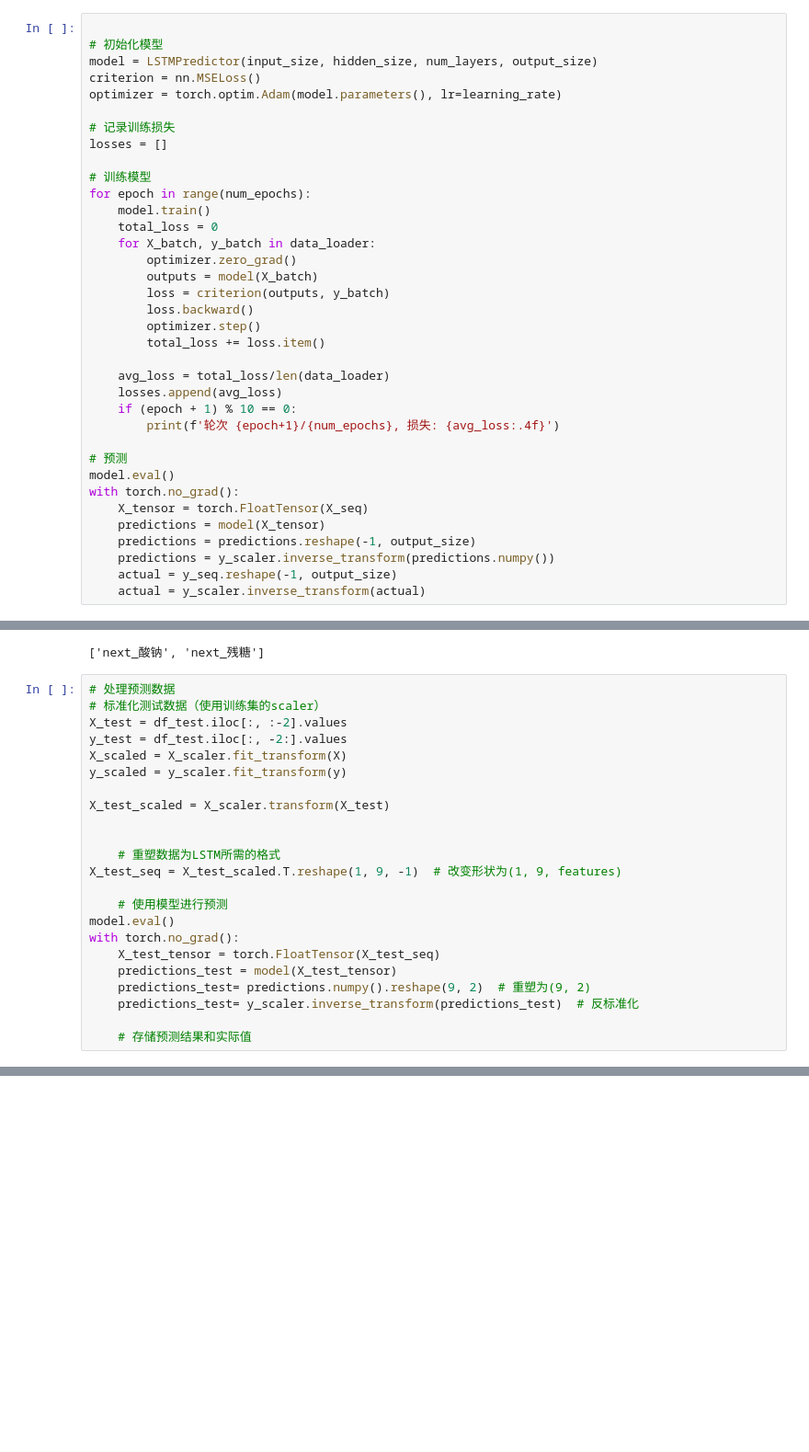
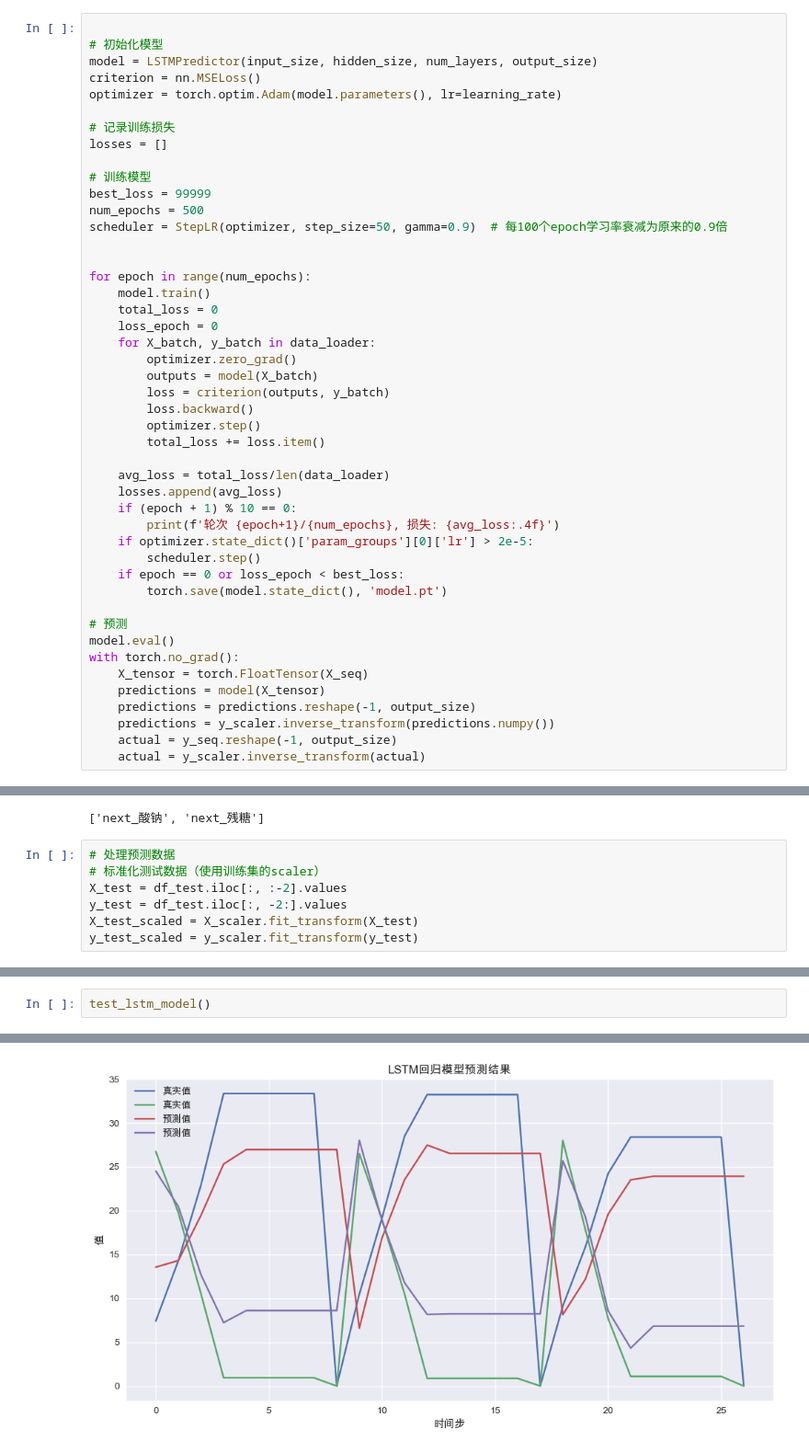
Before and after one commit to Poriacoco/Graduation-project, a Jupyter notebook: LSTM/第一周/record3.ipynb, the cells around one changed output, grey strips where cells are left out. Shown at 92% size. Drawn from its saved outputs; the diff is of its cells as text; blank space fills up the shorter version.

```diff
--- a/LSTM/第一周/record3.ipynb
+++ b/LSTM/第一周/record3.ipynb
@@ -205,9 +207,15 @@ optimizer = torch.optim.Adam(model.parameters(), lr=learning_rate)
 losses = []
 
 # 训练模型
+best_loss = 99999
+num_epochs = 500
+scheduler = StepLR(optimizer, step_size=50, gamma=0.9)  # 每100个epoch学习率衰减为原来的0.9倍
+
+
 for epoch in range(num_epochs):
     model.train()
     total_loss = 0
+    loss_epoch = 0
     for X_batch, y_batch in data_loader:
         optimizer.zero_grad()
         outputs = model(X_batch)
@@ -220,6 +228,10 @@ for epoch in range(num_epochs):
     losses.append(avg_loss)
     if (epoch + 1) % 10 == 0:
         print(f'轮次 {epoch+1}/{num_epochs}, 损失: {avg_loss:.4f}')
+    if optimizer.state_dict()['param_groups'][0]['lr'] > 2e-5:
+        scheduler.step()
+    if epoch == 0 or loss_epoch < best_loss:
+        torch.save(model.state_dict(), 'model.pt')
 
 # 预测
 model.eval()
@@ -306,26 +312,10 @@ MAPE: 30.54%
 target_names
 # %% [output]
 ['next_酸钠', 'next_残糖']
-# %%
-# 处理预测数据
-# 标准化测试数据（使用训练集的scaler）
-X_test = df_test.iloc[:, :-2].values
-y_test = df_test.iloc[:, -2:].values
-X_scaled = X_scaler.fit_transform(X)
-y_scaled = y_scaler.fit_transform(y)
-
-X_test_scaled = X_scaler.transform(X_test)
-
-
-    # 重塑数据为LSTM所需的格式
-X_test_seq = X_test_scaled.T.reshape(1, 9, -1)  # 改变形状为(1, 9, features)
-
-    # 使用模型进行预测
-model.eval()
-with torch.no_grad():
-    X_test_tensor = torch.FloatTensor(X_test_seq)
-    predictions_test = model(X_test_tensor)
-    predictions_test= predictions.numpy().reshape(9, 2)  # 重塑为(9, 2)
-    predictions_test= y_scaler.inverse_transform(predictions_test)  # 反标准化
-
-    # 存储预测结果和实际值
+# %%
+# 处理预测数据
+# 标准化测试数据（使用训练集的scaler）
+X_test = df_test.iloc[:, :-2].values
+y_test = df_test.iloc[:, -2:].values
+X_test_scaled = X_scaler.fit_transform(X_test)
+y_test_scaled = y_scaler.fit_transform(y_test)
@@ -331,0 +415,3 @@ with torch.no_grad():
+# %%
+test_lstm_model()
+# %% [output]
@@ -331,0 +424 @@ with torch.no_grad():
+[figure, added]
```
Also changed, not shown: parts of 8 cells of this notebook, 8 other files.
